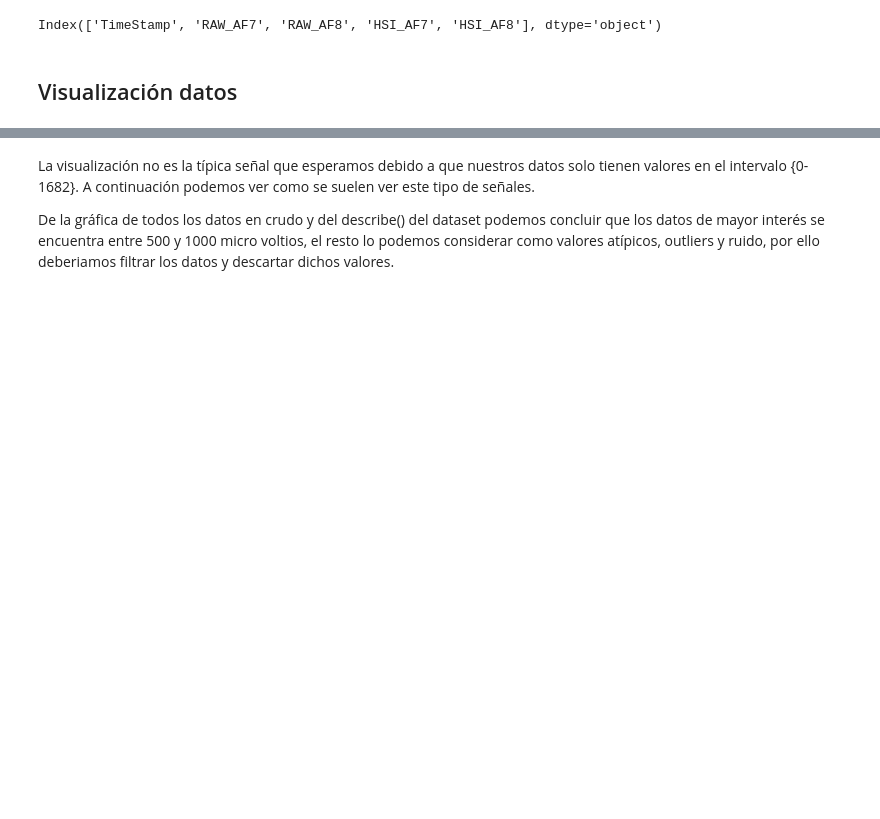
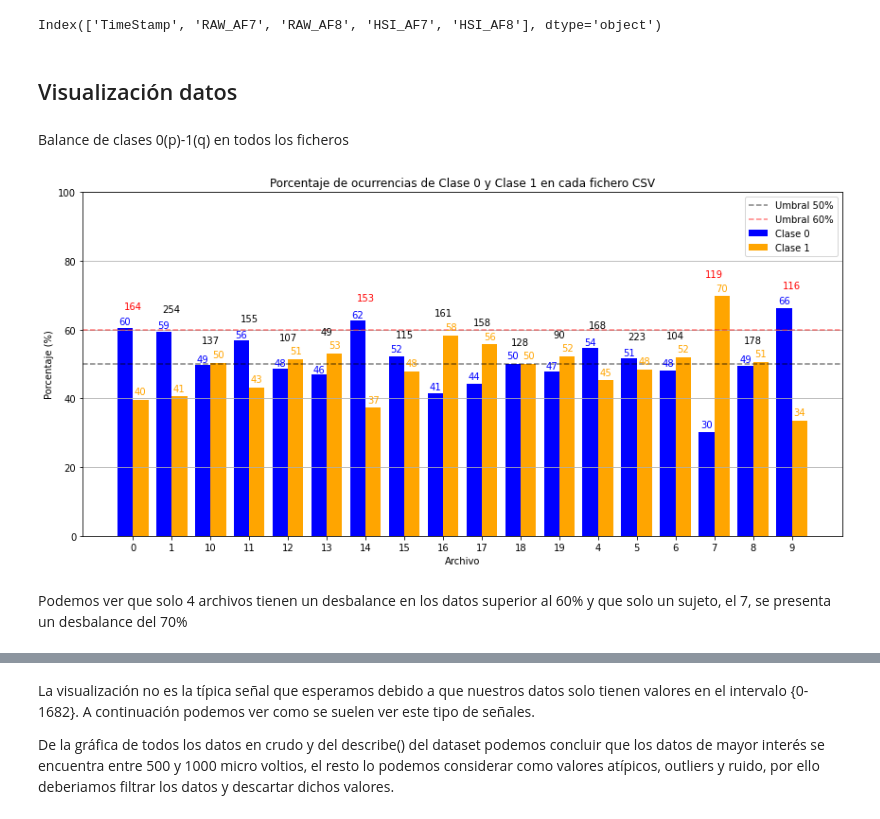
Before and after one commit to ismeh/tfg, a Jupyter notebook: codigo/tfg.ipynb, the cells around one changed output, grey strips where cells are left out. Cells and saved outputs as stored; diff of their text form; code cells hidden in the pictures; blank space fills up the shorter version.

```diff
--- a/codigo/tfg.ipynb
+++ b/codigo/tfg.ipynb
@@ -404,6 +393,14 @@ print(ventana_prueba.columns)
 Index(['TimeStamp', 'RAW_AF7', 'RAW_AF8', 'HSI_AF7', 'HSI_AF8'], dtype='object')
 # %% [markdown]
 ## Visualización datos
+# %% [markdown]
+Balance de clases 0(p)-1(q) en todos los ficheros
+# %%
+prd.balance_clases(os.getcwd())
+# %% [output]
+[figure, added]
+# %% [markdown]
+Podemos ver que solo 4 archivos tienen un desbalance en los datos superior al 60% y que solo un sujeto, el 7, se presenta un desbalance del 70%
 # %%
 def plot_eeg(window, title, idx_channel, ylabel="Tiempo (MM:SS.f)", time_format='%M:%S.%f'):
     # plt.figure(figsize=(12, 8))
```
Also changed, not shown: parts of 21 cells of this notebook, 1 other file.
